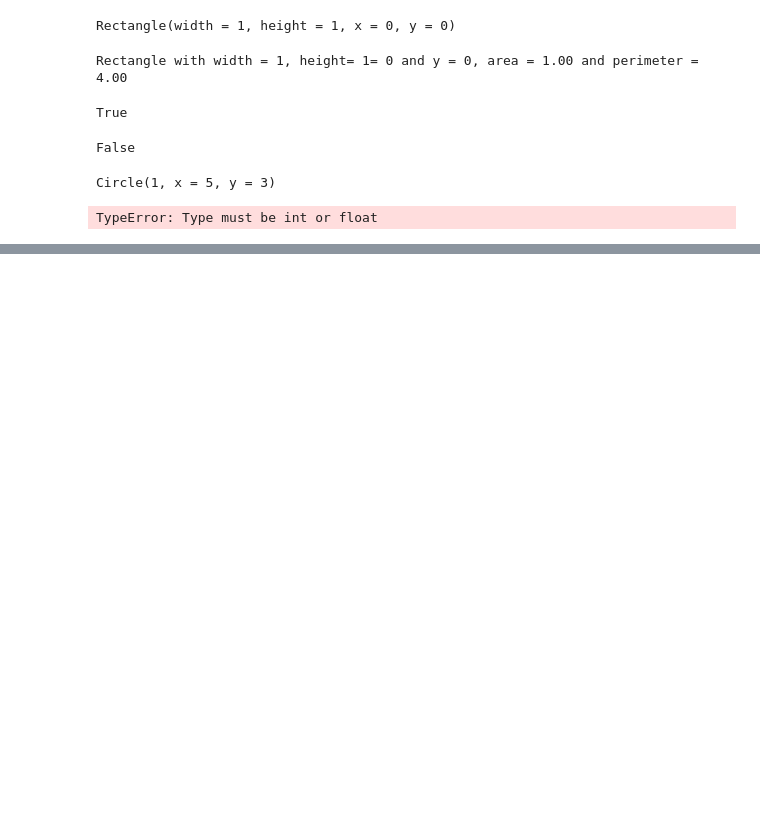
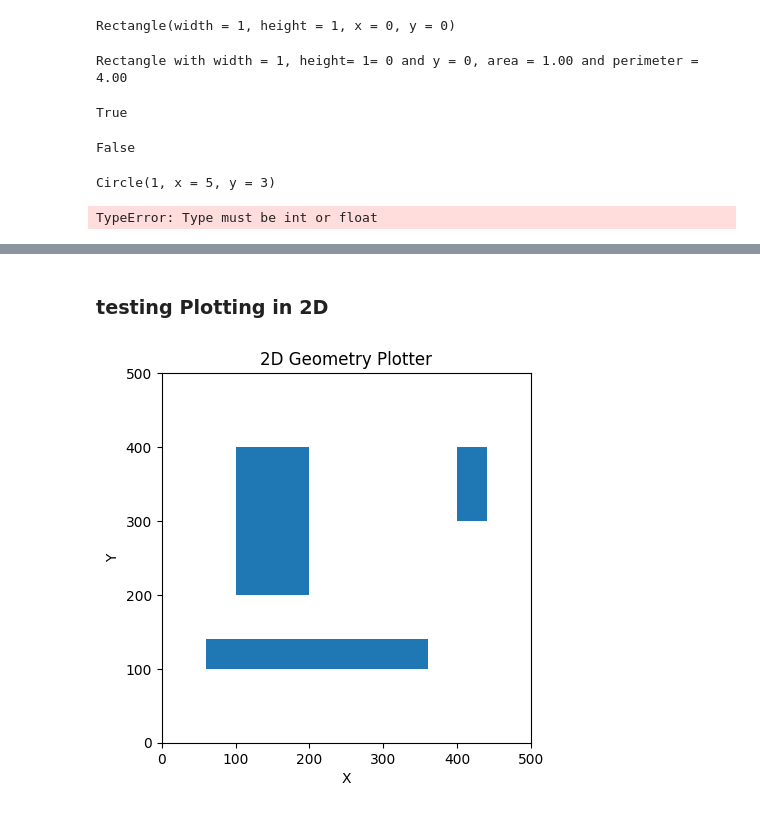
Before and after one commit to mirandalyng/Lab_02_M_Lyng, a Jupyter notebook: manual_testing.ipynb, the cells around one changed output, grey strips where cells are left out. Drawn from its saved outputs; the diff is of its cells as text; code cells hidden in the pictures; blank space fills up the shorter version.

Commit message:
adding shape2d plotter and testing it mannually

```diff
--- a/manual_testing.ipynb
+++ b/manual_testing.ipynb
@@ -103,0 +81,12 @@ Cube(3, x = 5, y = 5)
+# %% [markdown]
+### testing Plotting in 2D
+# %%
+r1 = Rectangle(x = 100, y = 200, height = 200, width = 100)
+r2 = Rectangle(x = 400, y = 300, height = 100, width = 40)
+r3 = Rectangle(x = 60, y = 100, height = 40, width = 300)
+
+
+plotter = Shape2DPlotter()
+plotter.plot([r1, r2, r3])
+# %% [output]
+[figure, added]
```
Also changed, not shown: parts of 16 cells of this notebook, 2 other files.
